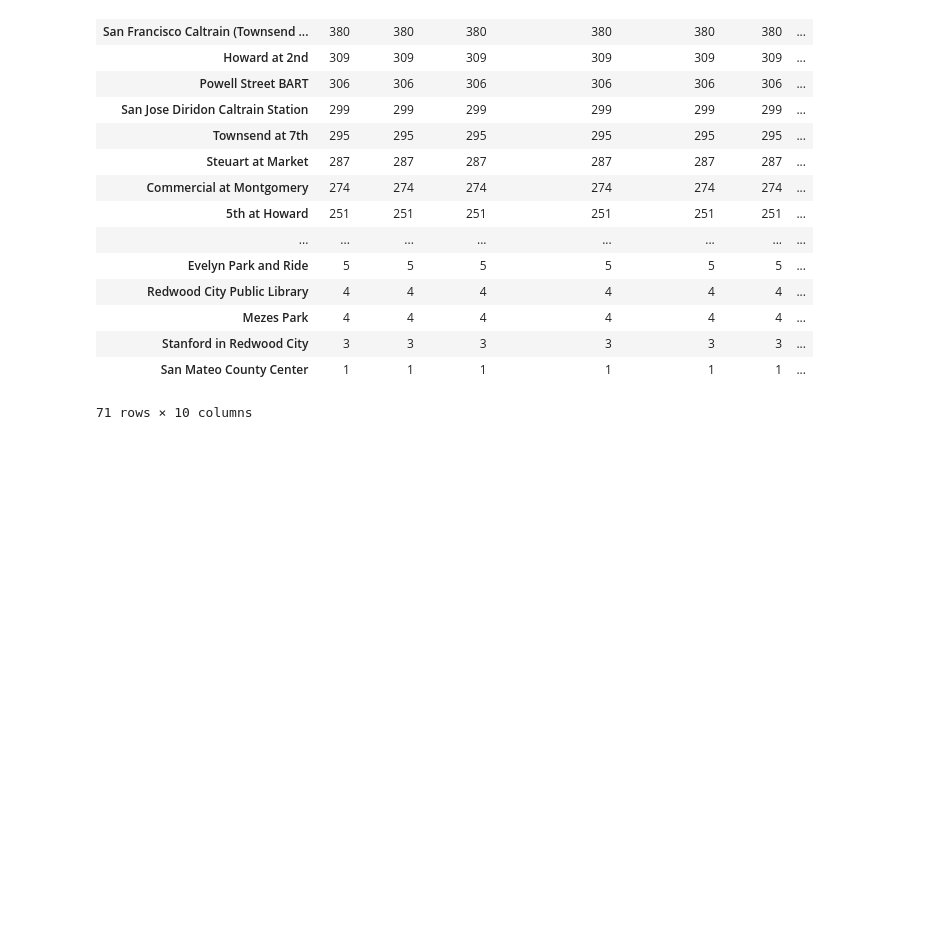
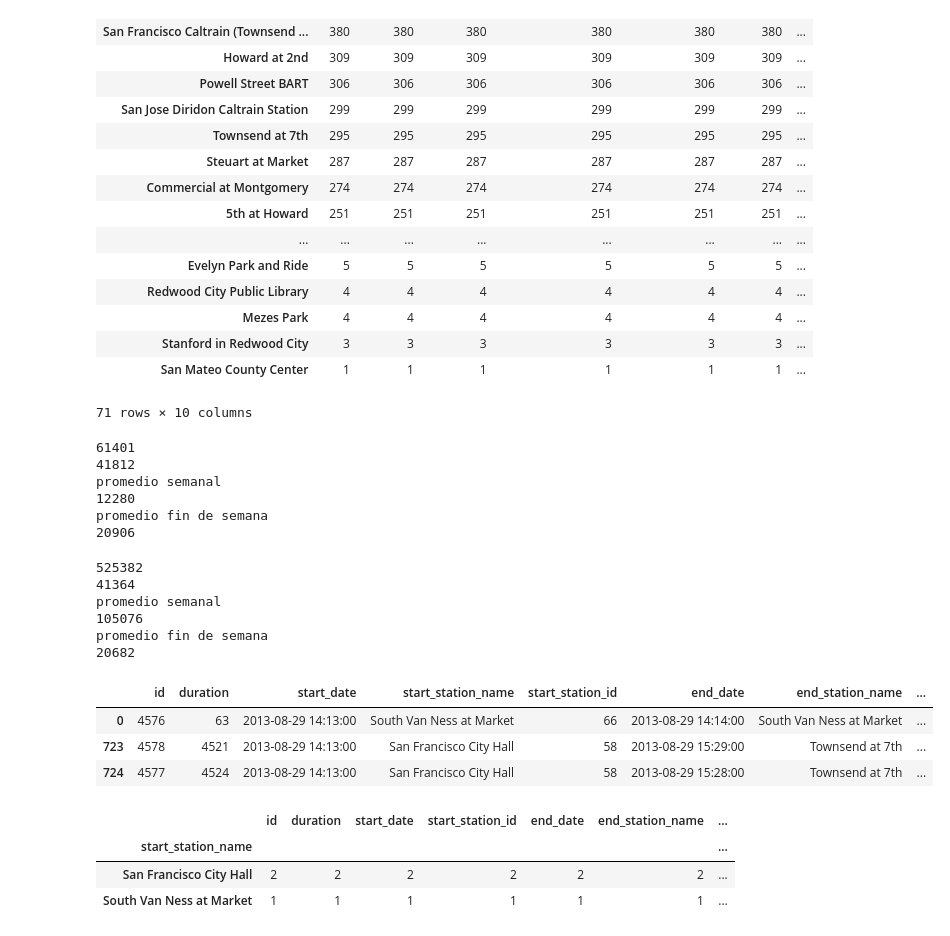
Before and after one commit to martinperez2306/7506-, a Jupyter notebook: Viajes.ipynb, the cells around one changed output. Saved outputs shown, nothing was run; the diff lists cells and outputs as text; code cells hidden in the pictures; blank space fills up the shorter version.

```diff
--- a/Viajes.ipynb
+++ b/Viajes.ipynb
@@ -482,3 +482,55 @@ grupoLlegadaTransnoche.groupby(grupoLlegadaTransnoche['end_station_name']).count
 | Stanford in Redwood City | 3 | 3 | 3 | 3 | 3 | 3 | ... |
 | San Mateo County Center | 1 | 1 | 1 | 1 | 1 | 1 | ... |
 71 rows × 10 columns
+# %%
+#Filtro por tipos no subscriptos. Analizar si aumenta el consumo de no subscriptos en el fin de semana.
+#Cuento la cantidad de ID de los viajes
+noSubs = dfViajes[dfViajes['subscription_type'] == 'Customer']
+noSubsWeek = noSubs[noSubs.start_date.dt.dayofweek < 5]
+noSubsWeekend = noSubs[noSubs.start_date.dt.dayofweek > 4]
+print noSubsWeek.id.count()
+print noSubsWeekend.id.count()
+print 'promedio semanal '
+print (noSubsWeek.id.count() / 5)
+print 'promedio fin de semana '
+print (noSubsWeekend.id.count()/2)
+# %% [output]
+61401
+41812
+promedio semanal
+12280
+promedio fin de semana
+20906
+# %%
+#Idem para los subscriptos
+subs = dfViajes[dfViajes['subscription_type'] == 'Subscriber']
+subsWeek = subs[subs.start_date.dt.dayofweek < 5]
+subsWeekend = subs[subs.start_date.dt.dayofweek > 4]
+print subsWeek.id.count()
+print subsWeekend.id.count()
+print 'promedio semanal'
+print (subsWeek.id.count() / 5)
+print 'promedio fin de semana '
+print (subsWeekend.id.count()/2)
+# %% [output]
+525382
+41364
+promedio semanal
+105076
+promedio fin de semana
+20682
+# %%
+prueba = dfViajes[dfViajes['start_date'] == '8/29/2013 14:13']
+prueba
+# %% [output]
+|  | id | duration | start_date | start_station_name | start_station_id | end_date | end_station_name | ... |
+| 0 | 4576 | 63 | 2013-08-29 14:13:00 | South Van Ness at Market | 66 | 2013-08-29 14:14:00 | South Van Ness at Market | ... |
+| 723 | 4578 | 4521 | 2013-08-29 14:13:00 | San Francisco City Hall | 58 | 2013-08-29 15:29:00 | Townsend at 7th | ... |
+| 724 | 4577 | 4524 | 2013-08-29 14:13:00 | San Francisco City Hall | 58 | 2013-08-29 15:28:00 | Townsend at 7th | ... |
+# %%
+prueba.groupby(prueba.start_station_name).count()
+# %% [output]
+|  | id | duration | start_date | start_station_id | end_date | end_station_name | ... |
+| start_station_name |  |  |  |  |  |  | ... |
+| San Francisco City Hall | 2 | 2 | 2 | 2 | 2 | 2 | ... |
+| South Van Ness at Market | 1 | 1 | 1 | 1 | 1 | 1 | ... |
```
Also changed, not shown: parts of 2 cells of this notebook.
